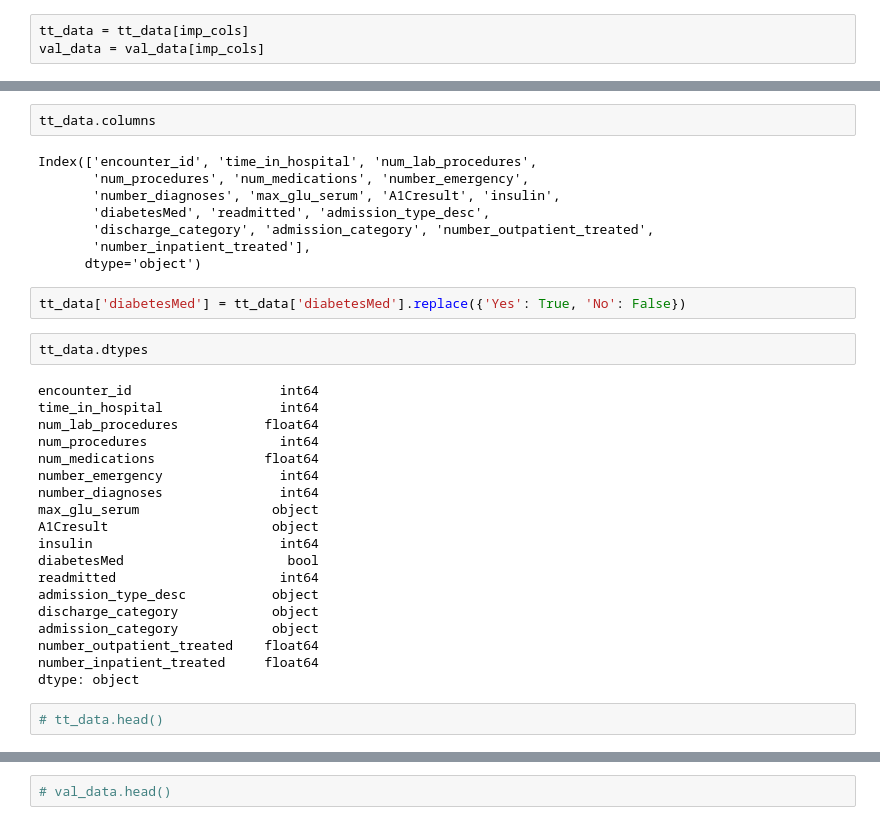
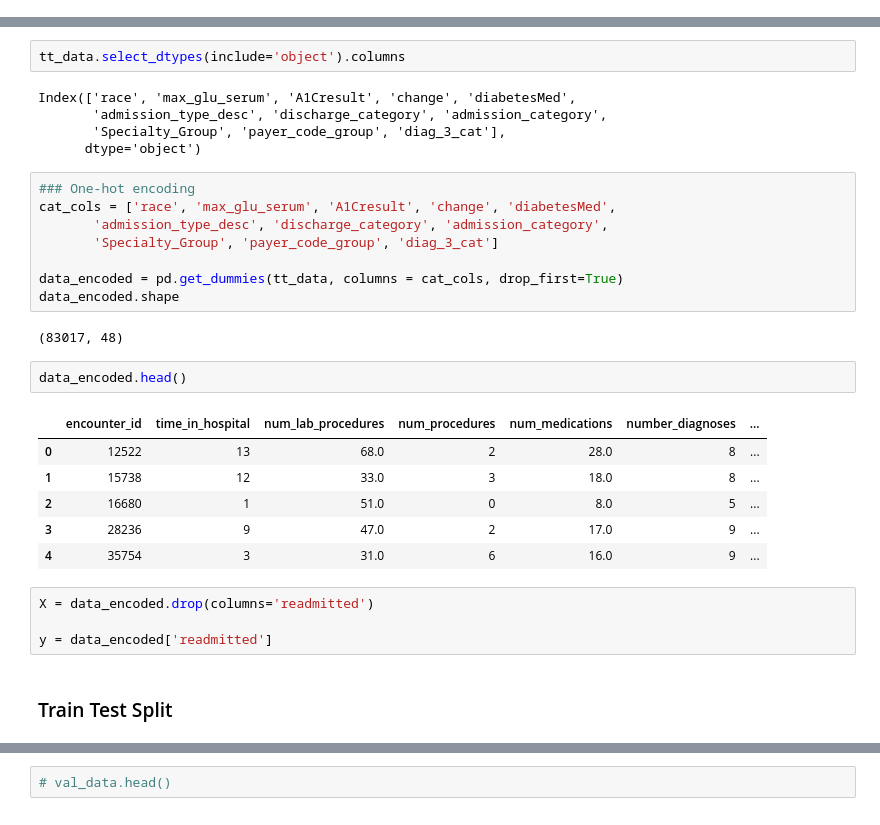
Before and after one commit to rohit180497/Early-readmission-of-patients-in-hospital, a Jupyter notebook: scripts/model_building.ipynb, the cells around one changed output, grey strips where cells are left out. Drawn from its saved outputs; the diff is of its cells as text.

```diff
--- a/scripts/model_building.ipynb
+++ b/scripts/model_building.ipynb
@@ -94,3 +77,0 @@ imp_cols = ['encounter_id', 'time_in_hospital', 'num_lab_procedures', 'num_proce
-# %%
-tt_data = tt_data[imp_cols]
-val_data = val_data[imp_cols]
@@ -97,35 +228,32 @@ val_data = val_data[imp_cols]
 # %%
-tt_data.columns
+tt_data.select_dtypes(include='object').columns
 # %% [output]
-Index(['encounter_id', 'time_in_hospital', 'num_lab_procedures',
-       'num_procedures', 'num_medications', 'number_emergency',
-       'number_diagnoses', 'max_glu_serum', 'A1Cresult', 'insulin',
-       'diabetesMed', 'readmitted', 'admission_type_desc',
-       'discharge_category', 'admission_category', 'number_outpatient_treated',
-       'number_inpatient_treated'],
+Index(['race', 'max_glu_serum', 'A1Cresult', 'change', 'diabetesMed',
+       'admission_type_desc', 'discharge_category', 'admission_category',
+       'Specialty_Group', 'payer_code_group', 'diag_3_cat'],
       dtype='object')
-# %%
-tt_data['diabetesMed'] = tt_data['diabetesMed'].replace({'Yes': True, 'No': False})
-# %%
-tt_data.dtypes
-# %% [output]
-encounter_id                   int64
-time_in_hospital               int64
-num_lab_procedures           float64
-num_procedures                 int64
-num_medications              float64
-number_emergency               int64
-number_diagnoses               int64
-max_glu_serum                 object
-A1Cresult                     object
-insulin                        int64
-diabetesMed                     bool
-readmitted                     int64
-admission_type_desc           object
-discharge_category            object
-admission_category            object
-number_outpatient_treated    float64
-number_inpatient_treated     float64
-dtype: object
-# %%
-# tt_data.head()
+# %%
+### One-hot encoding
+cat_cols = ['race', 'max_glu_serum', 'A1Cresult', 'change', 'diabetesMed',
+       'admission_type_desc', 'discharge_category', 'admission_category',
+       'Specialty_Group', 'payer_code_group', 'diag_3_cat']
+
+data_encoded = pd.get_dummies(tt_data, columns = cat_cols, drop_first=True)
+data_encoded.shape
+# %% [output]
+(83017, 48)
+# %%
+data_encoded.head()
+# %% [output]
+|  | encounter_id | time_in_hospital | num_lab_procedures | num_procedures | num_medications | number_diagnoses | ... |
+| 0 | 12522 | 13 | 68.0 | 2 | 28.0 | 8 | ... |
+| 1 | 15738 | 12 | 33.0 | 3 | 18.0 | 8 | ... |
+| 2 | 16680 | 1 | 51.0 | 0 | 8.0 | 5 | ... |
+| 3 | 28236 | 9 | 47.0 | 2 | 17.0 | 9 | ... |
+| 4 | 35754 | 3 | 31.0 | 6 | 16.0 | 9 | ... |
+# %%
+X = data_encoded.drop(columns='readmitted')
+
+y = data_encoded['readmitted']
+# %% [markdown]
+### Train Test Split
```
Also changed, not shown: parts of 27 cells of this notebook, 4 other files.
